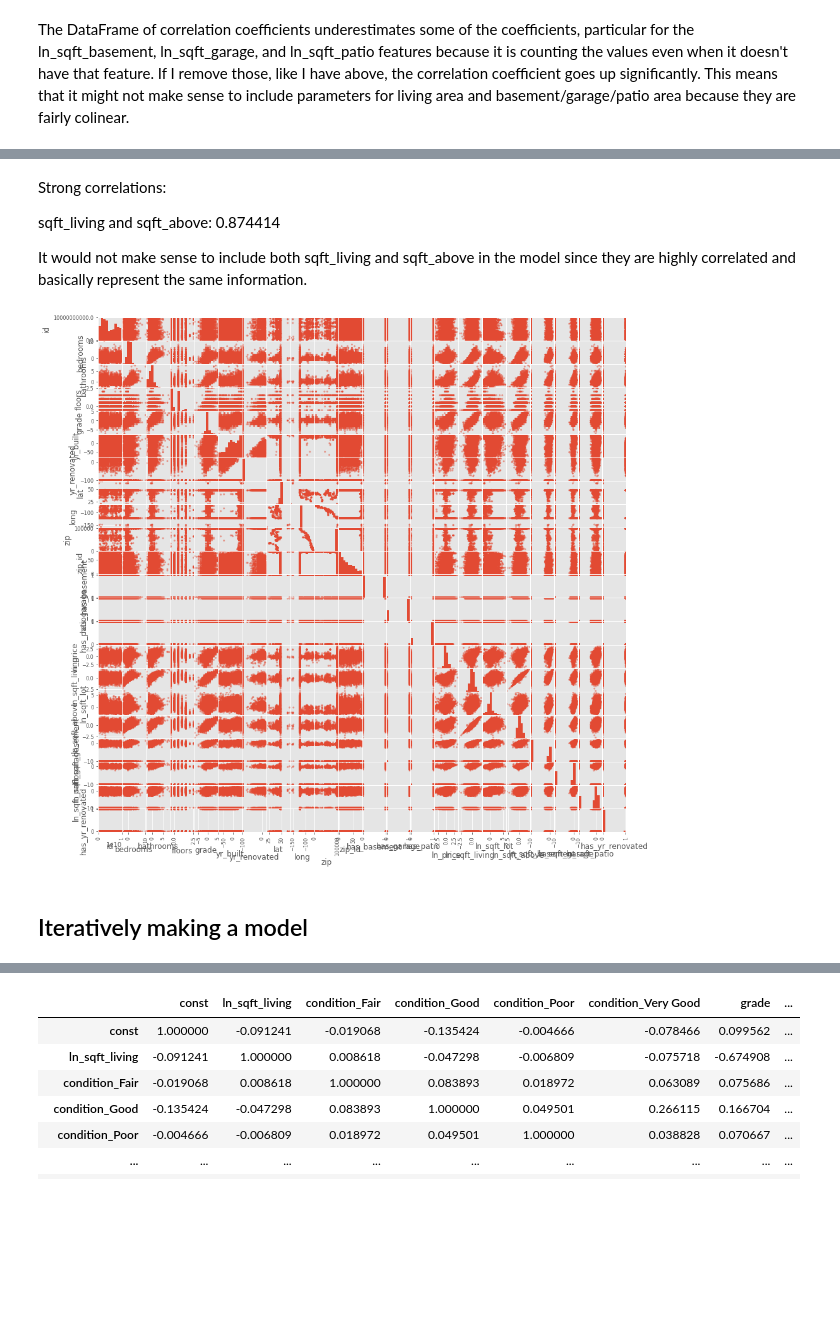
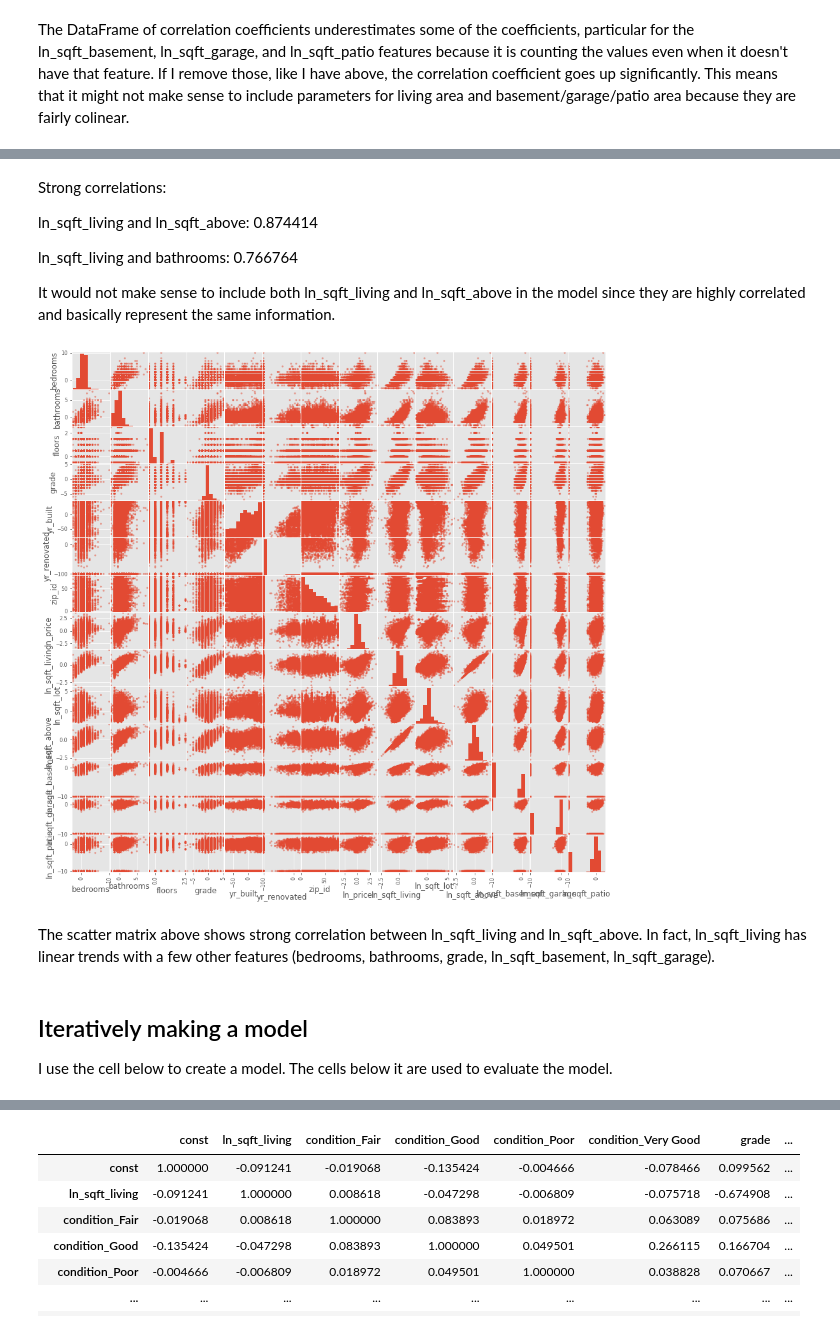
Before and after one commit to daviderics/KC-House-Sales-Phase-2-Project, a Jupyter notebook: student.ipynb, the cells around one changed output, grey strips where cells are left out. Cells and saved outputs as stored; diff of their text form; code cells hidden in the pictures; blank space fills up the shorter version.

```diff
--- a/student.ipynb
+++ b/student.ipynb
@@ -539,14 +541,10 @@ In the cell below, I make some adjustments to the data to make it better for per
 
 3. Shift the discrete numerical data so it has the median at zero.
 # %%
-make_category = ['basement','garage','patio']
 to_ln = ['price','sqft_living','sqft_lot','sqft_above','sqft_basement','sqft_garage','sqft_patio']
 to_shift = ['bedrooms','bathrooms','floors','yr_built','grade']
 
 df_adj = df.copy()
-
-for feat in make_category:
-    df_adj['has_'+feat] = df['sqft_'+feat].apply(lambda x: 0 if x == 0 else 1)
 
 for feat in to_ln:
     # If 0, set ln(feature) to -10
@@ -560,9 +558,8 @@ for feat in to_shift:
     df_adj[feat] = df[feat] - np.median(df[feat])
     print(f"Median of {feat} is {np.median(df[feat])}")
 
-#yr_renovated needs to be shifted, but with zeros ignored
-df_adj['has_yr_renovated'] = df['yr_renovated'].apply(lambda x: 0 if x == 0 else 1)
 feat_median = np.median(df[df['yr_renovated'] != 0]['yr_renovated'])
+# Houses that haven't been renovated get -100 assigned
 df_adj['yr_renovated'] = df['yr_renovated'].apply(lambda x: -100 if x == 0 else x - feat_median)
 print(f"Median of yr_renovated is {np.median(df[df['yr_renovated'] != 0]['yr_renovated'])}")
 
@@ -678,16 +678,24 @@ df_corr[(df_corr['corr'] > 0.75) | (df_corr['corr'] < -0.75)]
 # %% [markdown]
 Strong correlations:<br>
 
-sqft_living and sqft_above: 0.874414<br>
+ln_sqft_living and ln_sqft_above: 0.874414<br>
 
-It would not make sense to include both sqft_living and sqft_above in the model since they are highly correlated and basically represent the same information.
+ln_sqft_living and bathrooms: 0.766764<br>
+
+It would not make sense to include both ln_sqft_living and ln_sqft_above in the model since they are highly correlated and basically represent the same information.
 # %%
 # Scatter matrix again, but this time with logs of continuous numeric values
-pd.plotting.scatter_matrix(df_adj, figsize = (15,15));
+for_scatter_matrix = ['bedrooms','bathrooms','floors','grade','yr_built','yr_renovated','zip_id','ln_price',\
+                      'ln_sqft_living','ln_sqft_lot','ln_sqft_above','ln_sqft_basement','ln_sqft_garage',\
+                      'ln_sqft_patio']
+pd.plotting.scatter_matrix(df_adj[for_scatter_matrix], figsize = (15,15));
 # %% [output]
-[figure, old version]
+[figure, new version]
-# %% [markdown]
-## Iteratively making a model
+# %% [markdown]
+The scatter matrix above shows strong correlation between ln_sqft_living and ln_sqft_above. In fact, ln_sqft_living has linear trends with a few other features (bedrooms, bathrooms, grade, ln_sqft_basement, ln_sqft_garage).
+# %% [markdown]
+## Iteratively making a model
+I use the cell below to create a model. The cells below it are used to evaluate the model.
 # %%
 # Choose features to include
 # 1 is included, 0 is excluded
```
Also changed, not shown: parts of 36 cells of this notebook.
